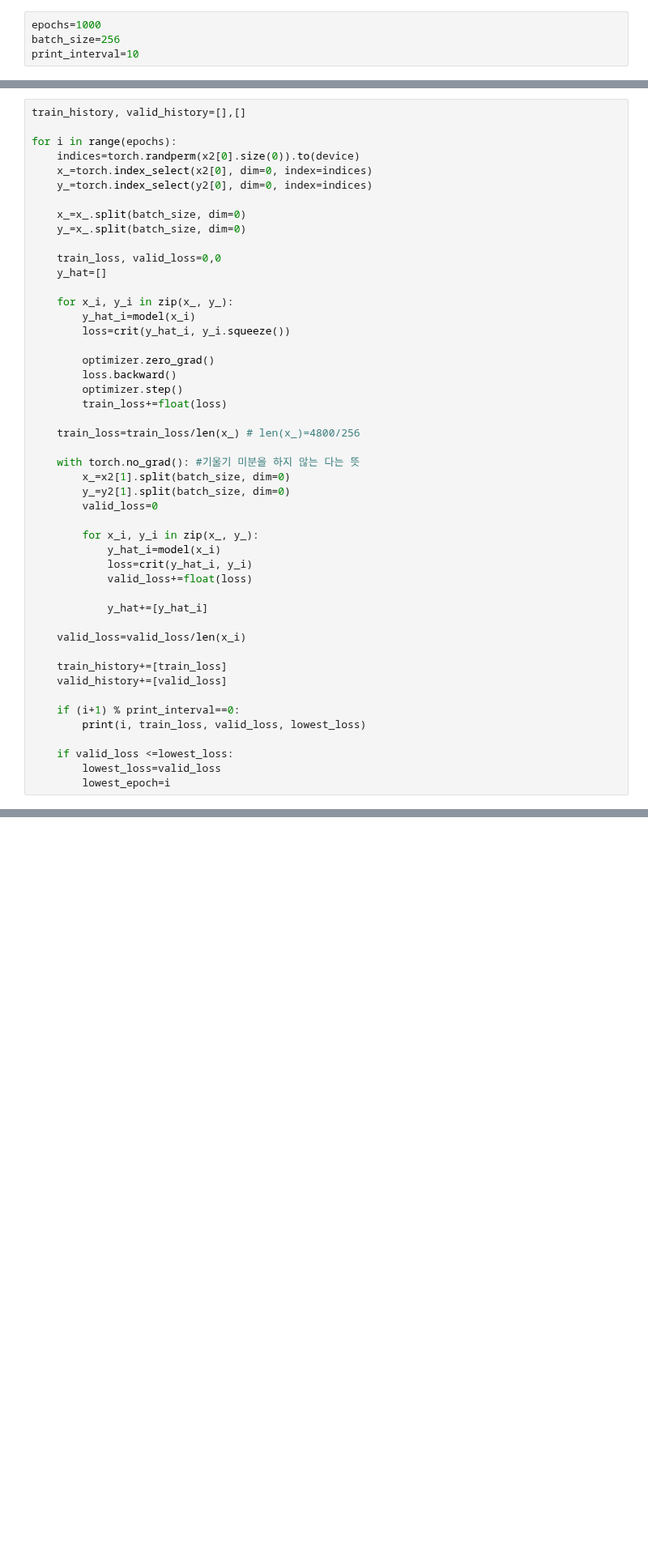
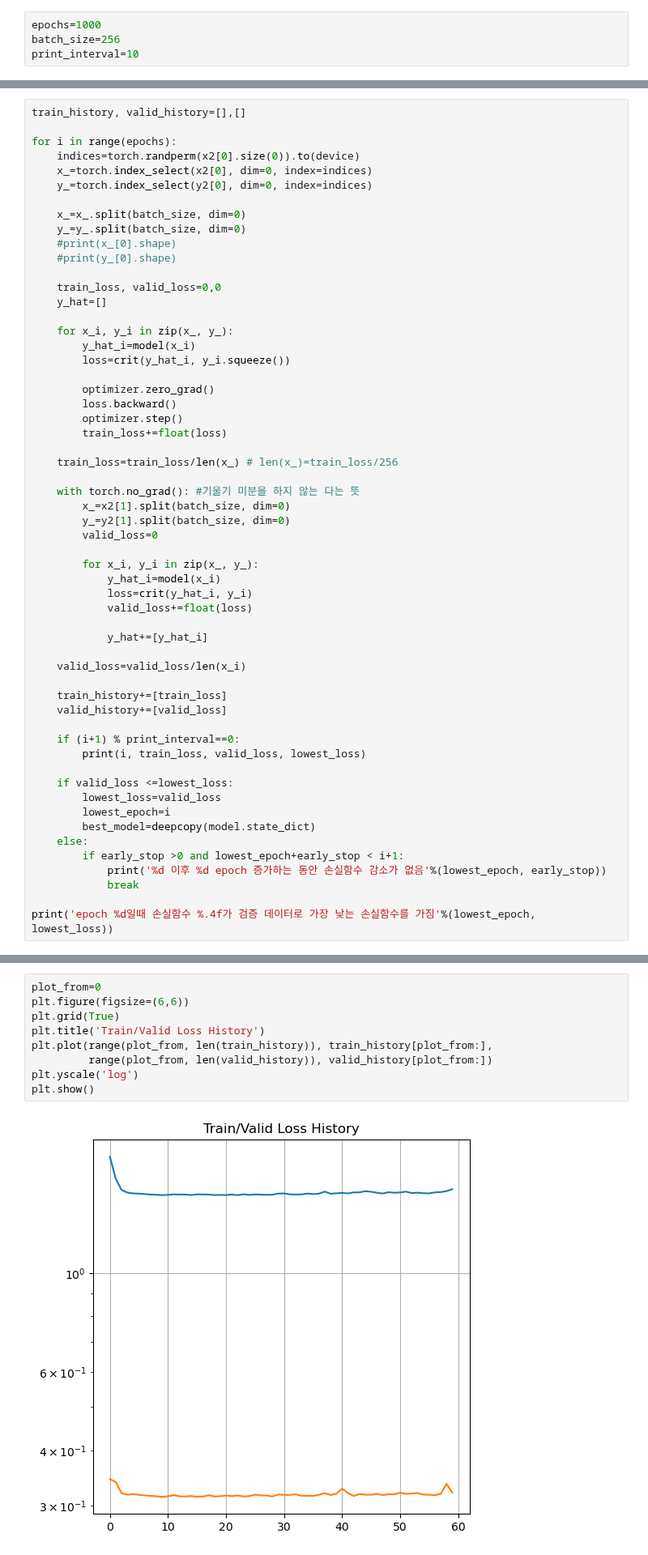
Before and after one commit to sifter0926/aiwork, a Jupyter notebook: ch07/ann_mnist.ipynb, the cells around one changed output, grey strips where cells are left out. Shown at 81% size. Cells and saved outputs as stored; diff of their text form; blank space fills up the shorter version.

```diff
--- a/ch07/ann_mnist.ipynb
+++ b/ch07/ann_mnist.ipynb
@@ -210,7 +240,9 @@ for i in range(epochs):
     y_=torch.index_select(y2[0], dim=0, index=indices)
 
     x_=x_.split(batch_size, dim=0)
-    y_=x_.split(batch_size, dim=0)
+    y_=y_.split(batch_size, dim=0)
+    #print(x_[0].shape)
+    #print(y_[0].shape)
 
     train_loss, valid_loss=0,0
     y_hat=[]
@@ -224,7 +256,7 @@ for i in range(epochs):
         optimizer.step()
         train_loss+=float(loss)
 
-    train_loss=train_loss/len(x_) # len(x_)=4800/256
+    train_loss=train_loss/len(x_) # len(x_)=train_loss/256
 
     with torch.no_grad(): #기울기 미분을 하지 않는 다는 뜻
         x_=x2[1].split(batch_size, dim=0)
@@ -249,3 +281,10 @@ for i in range(epochs):
     if valid_loss <=lowest_loss:
         lowest_loss=valid_loss
         lowest_epoch=i
+        best_model=deepcopy(model.state_dict)
+    else:
+        if early_stop >0 and lowest_epoch+early_stop < i+1:
+            print('%d 이후 %d epoch 증가하는 동안 손실함수 감소가 없음'%(lowest_epoch, early_stop))
+            break
+
+print('epoch %d일때 손실함수 %.4f가 검증 데이터로 가장 낮는 손실함수를 가짐'%(lowest_epoch, lowest_loss))
@@ -251,0 +300,11 @@ for i in range(epochs):
+# %%
+plot_from=0
+plt.figure(figsize=(6,6))
+plt.grid(True)
+plt.title('Train/Valid Loss History')
+plt.plot(range(plot_from, len(train_history)), train_history[plot_from:],
+         range(plot_from, len(valid_history)), valid_history[plot_from:])
+plt.yscale('log')
+plt.show()
+# %% [output]
+[figure, added]
```
Also changed, not shown: parts of 12 cells of this notebook, 1 other file.
